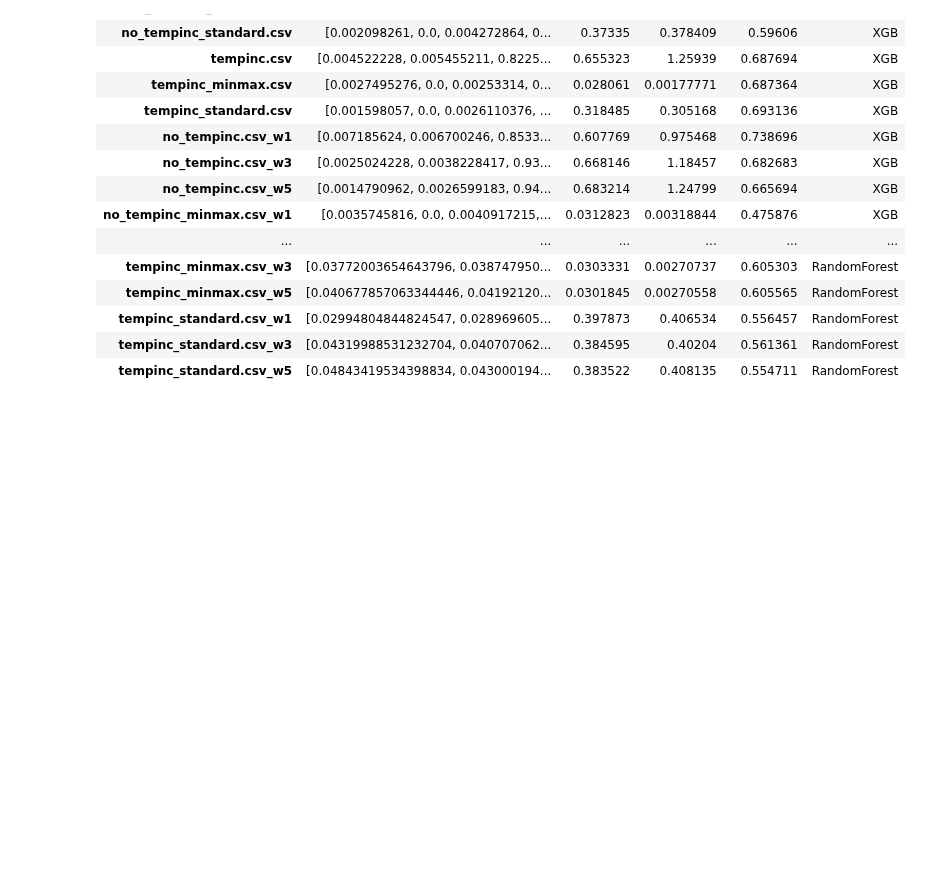
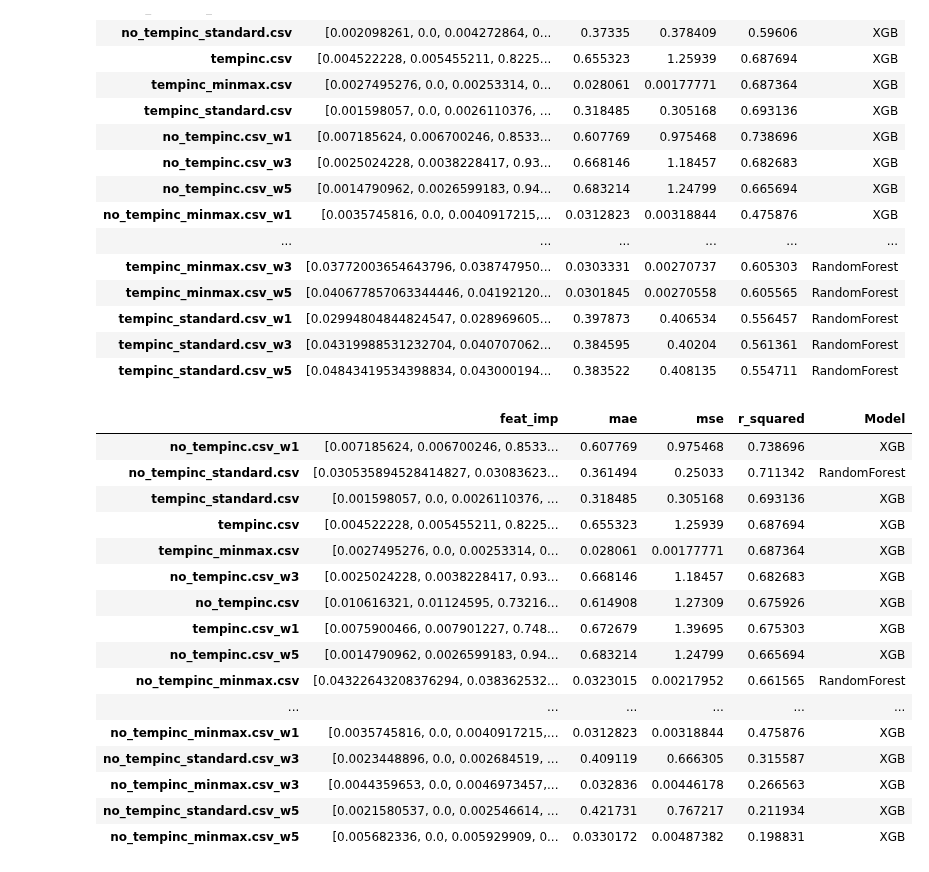
Before and after one commit to boudrejp/w207_supplemental, a Jupyter notebook: final/pt3/model_analysis_v04.ipynb, the cells around one changed output. Saved outputs shown, nothing was run; the diff lists cells and outputs as text; code cells hidden in the pictures; blank space fills up the shorter version.

Commit message:
model summary-modified

```diff
--- a/final/pt3/model_analysis_v04.ipynb
+++ b/final/pt3/model_analysis_v04.ipynb
@@ -316,3 +316,23 @@ model_summ
 | tempinc_standard.csv_w1 | [0.02994804844824547, 0.028969605... | 0.397873 | 0.406534 | 0.556457 | RandomForest |
 | tempinc_standard.csv_w3 | [0.04319988531232704, 0.040707062... | 0.384595 | 0.40204 | 0.561361 | RandomForest |
 | tempinc_standard.csv_w5 | [0.04843419534398834, 0.043000194... | 0.383522 | 0.408135 | 0.554711 | RandomForest |
+# %%
+model_summ.sort_values(by = 'r_squared', ascending=False)
+# %% [output]
+|  | feat_imp | mae | mse | r_squared | Model |
+| no_tempinc.csv_w1 | [0.007185624, 0.006700246, 0.8533... | 0.607769 | 0.975468 | 0.738696 | XGB |
+| no_tempinc_standard.csv | [0.030535894528414827, 0.03083623... | 0.361494 | 0.25033 | 0.711342 | RandomForest |
+| tempinc_standard.csv | [0.001598057, 0.0, 0.0026110376, ... | 0.318485 | 0.305168 | 0.693136 | XGB |
+| tempinc.csv | [0.004522228, 0.005455211, 0.8225... | 0.655323 | 1.25939 | 0.687694 | XGB |
+| tempinc_minmax.csv | [0.0027495276, 0.0, 0.00253314, 0... | 0.028061 | 0.00177771 | 0.687364 | XGB |
+| no_tempinc.csv_w3 | [0.0025024228, 0.0038228417, 0.93... | 0.668146 | 1.18457 | 0.682683 | XGB |
+| no_tempinc.csv | [0.010616321, 0.01124595, 0.73216... | 0.614908 | 1.27309 | 0.675926 | XGB |
+| tempinc.csv_w1 | [0.0075900466, 0.007901227, 0.748... | 0.672679 | 1.39695 | 0.675303 | XGB |
+| no_tempinc.csv_w5 | [0.0014790962, 0.0026599183, 0.94... | 0.683214 | 1.24799 | 0.665694 | XGB |
+| no_tempinc_minmax.csv | [0.04322643208376294, 0.038362532... | 0.0323015 | 0.00217952 | 0.661565 | RandomForest |
+| ... | ... | ... | ... | ... | ... |
+| no_tempinc_minmax.csv_w1 | [0.0035745816, 0.0, 0.0040917215,... | 0.0312823 | 0.00318844 | 0.475876 | XGB |
+| no_tempinc_standard.csv_w3 | [0.0023448896, 0.0, 0.002684519, ... | 0.409119 | 0.666305 | 0.315587 | XGB |
+| no_tempinc_minmax.csv_w3 | [0.0044359653, 0.0, 0.0046973457,... | 0.032836 | 0.00446178 | 0.266563 | XGB |
+| no_tempinc_standard.csv_w5 | [0.0021580537, 0.0, 0.002546614, ... | 0.421731 | 0.767217 | 0.211934 | XGB |
+| no_tempinc_minmax.csv_w5 | [0.005682336, 0.0, 0.005929909, 0... | 0.0330172 | 0.00487382 | 0.198831 | XGB |
```
